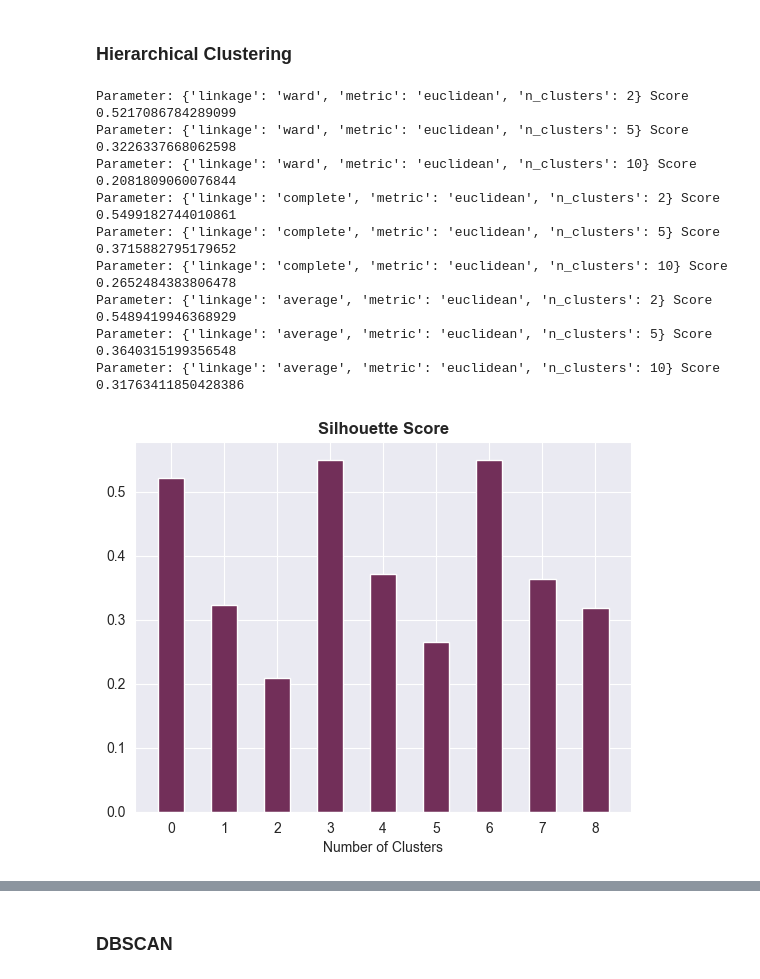
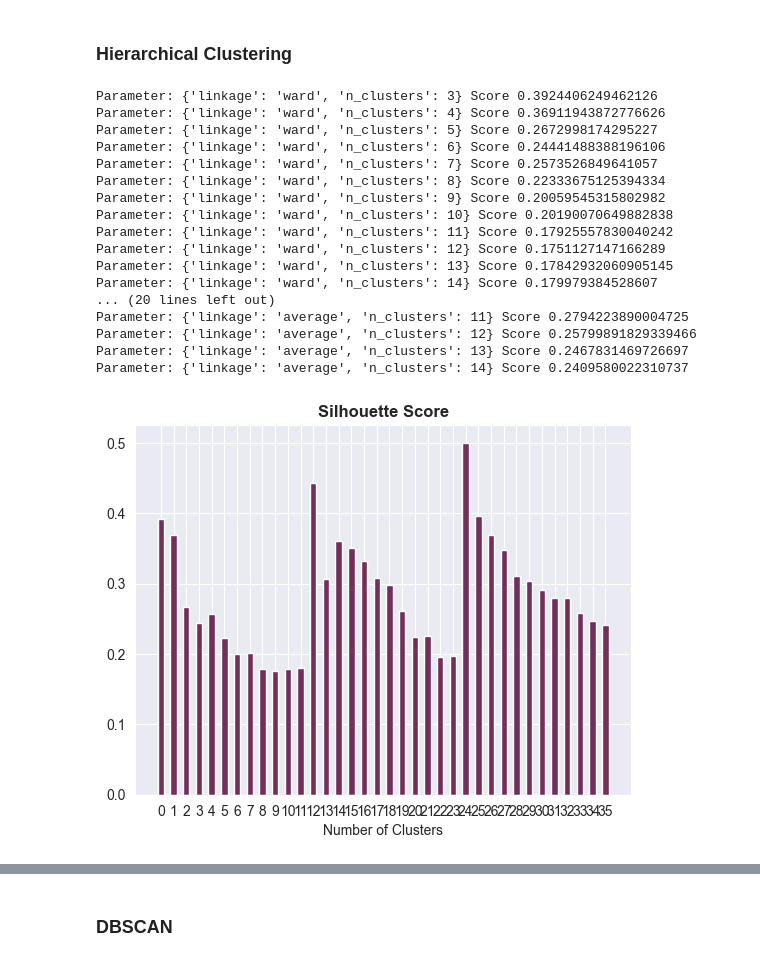
Before and after one commit to nemuru-pigeon/DSAIT4020, a Jupyter notebook: clustering.ipynb, the cells around one changed output, grey strips where cells are left out. Cells and saved outputs as stored; diff of their text form; code cells hidden in the pictures.

Commit message:
Updated clustering file

```diff
--- a/clustering.ipynb
+++ b/clustering.ipynb
@@ -14,6 +15,5 @@ from sklearn.metrics import silhouette_score
 # %%
-#TODO: Use another file than the preprocessed.pkl
-with open('preprocessed.pkl', 'rb') as f:
+with open('preprocessed_data/original_data.pkl', 'rb') as f:
     data = pickle.load(f)
     print(data)
     print(len(data))
@@ -68,6 +68,10 @@ def compare_ratings(data):
     sns.scatterplot(reduced_df, x="ambitous_o", y="ambition")
 
 
-compare_ratings(data)
+
+women = data.loc[data['gender'] == 0]
+men = data.loc[data['gender'] == 1]
+
+compare_ratings(men)
 # %% [output]
               attractive  attractive_o
@@ -106,9 +110,14 @@ combined_df = combined_df.loc[combined_df['gender'] == 0]
 # %% [markdown]
 ##### Normalize features
 # %%
+from sklearn.preprocessing import MinMaxScaler
+
 #Remove categorical values
 features = combined_df.drop(labels=['race', 'field'], axis=1)
 
-# Normalize the data
-scaler = StandardScaler()
-normalized_features = scaler.fit_transform(features)
+n_features = len(features.columns)
+std_scaler = StandardScaler()
+normalized_features = std_scaler.fit_transform(features)
+min_max_scaler = MinMaxScaler()
+normalized_features = min_max_scaler.fit_transform(normalized_features)
+print(normalized_features.shape)
@@ -144,8 +175,8 @@ PC_2        0.301465  0.442665    0.408245
 # %% [markdown]
 #### Generalized fitting and tuning function
 # %%
-def tune_model(parameter_grid, model, data, show_silhouette, show_inertia_distortion):
-    if show_inertia_distortion:
+def tune_model(parameter_grid, model, data, show_silhouette, isKmeans):
+    if isKmeans:
         distortions = []
         inertias = []
 
@@ -166,7 +197,7 @@ def tune_model(parameter_grid, model, data, show_silhouette, show_inertia_distor
             if show_silhouette:
                 print('Parameter:', p, 'Score', ss)
 
-            if show_inertia_distortion:
+            if isKmeans:
                 distortions.append(sum(np.min(cdist(data, model.cluster_centers_, 'euclidean'), axis=1)**2) / data.shape[0])
                 inertias.append(model.inertia_)
 
@@ -188,7 +219,7 @@ def tune_model(parameter_grid, model, data, show_silhouette, show_inertia_distor
         plt.xlabel('Number of Clusters')
         plt.show()
 
-    if show_inertia_distortion:
+    if isKmeans:
         print("Distortion values:")
         for key, val in mapping1.items():
             print(f'{key} : {val}')
@@ -222,20 +257,28 @@ for rf in n_reduced_features:
 # %% [markdown]
 ### Hierarchical Clustering
 # %%
-parameters = [2, 5, 10]
-parameter_grid = ParameterGrid({'n_clusters': parameters, 'metric': ['euclidean'], 'linkage':['ward', 'complete', 'average']})
+parameters = range(2,15)
+parameter_grid = ParameterGrid({'n_clusters': parameters , 'linkage':['ward', 'complete', 'average']})
 agglom = AgglomerativeClustering()
 
 tune_model(parameter_grid, agglom, combined_df, True, False)
 tune_model(parameter_grid, agglom, normalized_features, True, False)
 # %% [output]
-Parameter: {'linkage': 'ward', 'metric': 'euclidean', 'n_clusters': 2} Score 0.5217086784289099
-Parameter: {'linkage': 'ward', 'metric': 'euclidean', 'n_clusters': 5} Score 0.3226337668062598
-Parameter: {'linkage': 'ward', 'metric': 'euclidean', 'n_clusters': 10} Score 0.2081809060076844
-Parameter: {'linkage': 'complete', 'metric': 'euclidean', 'n_clusters': 2} Score 0.5499182744010861
-Parameter: {'linkage': 'complete', 'metric': 'euclidean', 'n_clusters': 5} Score 0.3715882795179652
-Parameter: {'linkage': 'complete', 'metric': 'euclidean', 'n_clusters': 10} Score 0.2652484383806478
-Parameter: {'linkage': 'average', 'metric': 'euclidean', 'n_clusters': 2} Score 0.5489419946368929
-Parameter: {'linkage': 'average', 'metric': 'euclidean', 'n_clusters': 5} Score 0.3640315199356548
-Parameter: {'linkage': 'average', 'metric': 'euclidean', 'n_clusters': 10} Score 0.31763411850428386
+Parameter: {'linkage': 'ward', 'n_clusters': 3} Score 0.3924406249462126
+Parameter: {'linkage': 'ward', 'n_clusters': 4} Score 0.36911943872776626
+Parameter: {'linkage': 'ward', 'n_clusters': 5} Score 0.2672998174295227
+Parameter: {'linkage': 'ward', 'n_clusters': 6} Score 0.24441488388196106
+Parameter: {'linkage': 'ward', 'n_clusters': 7} Score 0.2573526849641057
+Parameter: {'linkage': 'ward', 'n_clusters': 8} Score 0.22333675125394334
+Parameter: {'linkage': 'ward', 'n_clusters': 9} Score 0.20059545315802982
+Parameter: {'linkage': 'ward', 'n_clusters': 10} Score 0.20190070649882838
+Parameter: {'linkage': 'ward', 'n_clusters': 11} Score 0.17925557830040242
+Parameter: {'linkage': 'ward', 'n_clusters': 12} Score 0.1751127147166289
+Parameter: {'linkage': 'ward', 'n_clusters': 13} Score 0.17842932060905145
+Parameter: {'linkage': 'ward', 'n_clusters': 14} Score 0.179979384528607
+... (20 lines left out)
+Parameter: {'linkage': 'average', 'n_clusters': 11} Score 0.2794223890004725
+Parameter: {'linkage': 'average', 'n_clusters': 12} Score 0.25799891829339466
+Parameter: {'linkage': 'average', 'n_clusters': 13} Score 0.2467831469726697
+Parameter: {'linkage': 'average', 'n_clusters': 14} Score 0.2409580022310737
-[figure, old version]
+[figure, new version]
```
Also changed, not shown: parts of 10 cells of this notebook.
